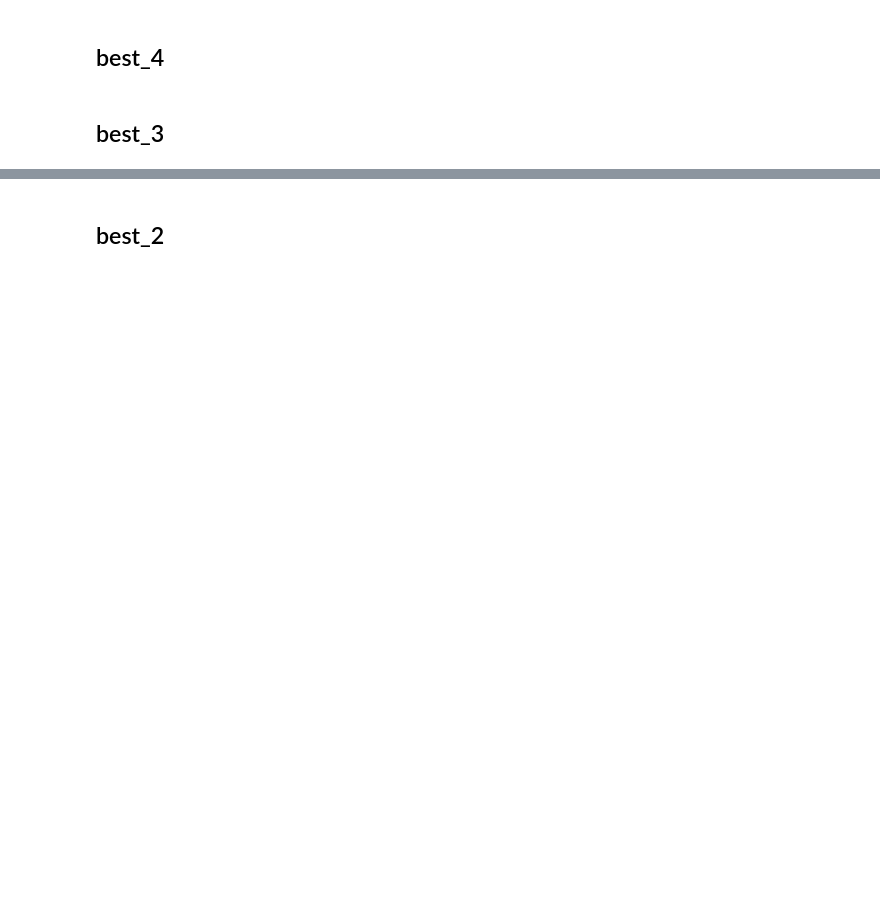
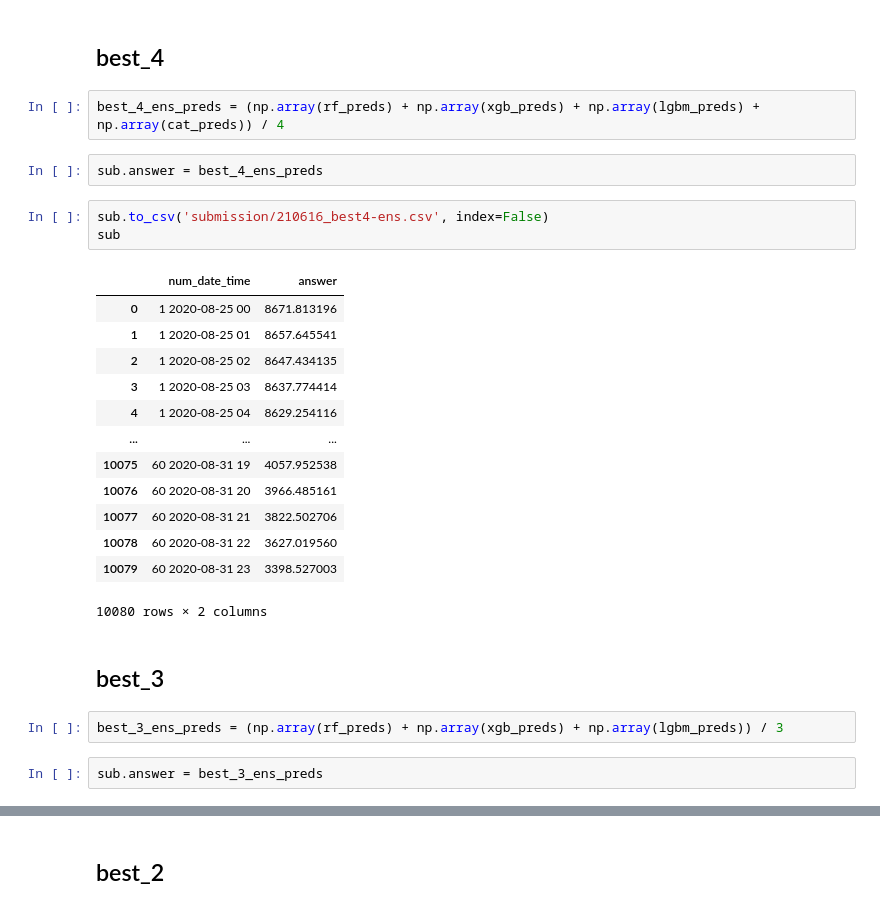
Before and after one commit to thinpig99/dacon_energy, a Jupyter notebook: modeling.ipynb, the cells around one changed output, grey strips where cells are left out. Saved outputs shown, nothing was run; the diff lists cells and outputs as text; blank space fills up the shorter version.

```diff
--- a/modeling.ipynb
+++ b/modeling.ipynb
@@ -1392,4 +1497,29 @@ plt.show()
 # %% [markdown]
 ## best_4
+# %%
+best_4_ens_preds = (np.array(rf_preds) + np.array(xgb_preds) + np.array(lgbm_preds) + np.array(cat_preds)) / 4
+# %%
+sub.answer = best_4_ens_preds
+# %%
+sub.to_csv('submission/210616_best4-ens.csv', index=False)
+sub
+# %% [output]
+|  | num_date_time | answer |
+| 0 | 1 2020-08-25 00 | 8671.813196 |
+| 1 | 1 2020-08-25 01 | 8657.645541 |
+| 2 | 1 2020-08-25 02 | 8647.434135 |
+| 3 | 1 2020-08-25 03 | 8637.774414 |
+| 4 | 1 2020-08-25 04 | 8629.254116 |
+| ... | ... | ... |
+| 10075 | 60 2020-08-31 19 | 4057.952538 |
+| 10076 | 60 2020-08-31 20 | 3966.485161 |
+| 10077 | 60 2020-08-31 21 | 3822.502706 |
+| 10078 | 60 2020-08-31 22 | 3627.019560 |
+| 10079 | 60 2020-08-31 23 | 3398.527003 |
+10080 rows × 2 columns
 # %% [markdown]
 ## best_3
+# %%
+best_3_ens_preds = (np.array(rf_preds) + np.array(xgb_preds) + np.array(lgbm_preds)) / 3
+# %%
+sub.answer = best_3_ens_preds
```
Also changed, not shown: parts of 28 cells of this notebook, 12 other files.
